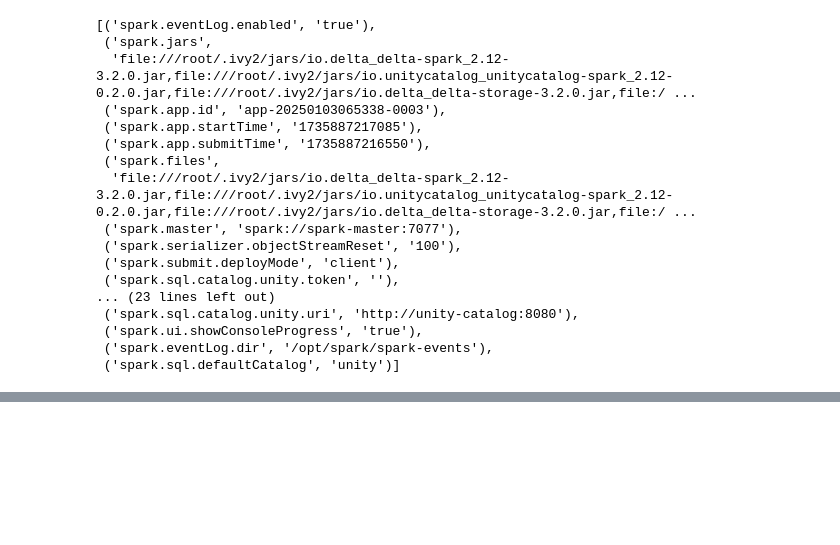
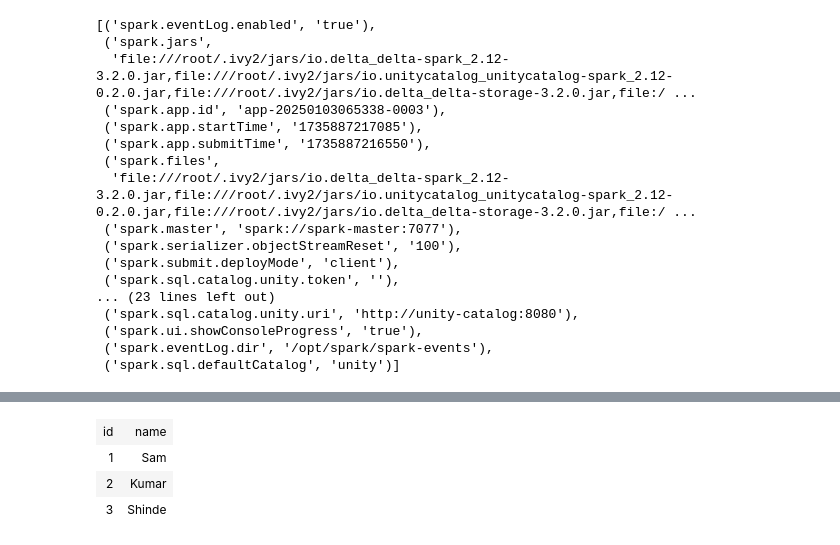
Before and after one commit to jerinsam/integration-spark-catalog-lakehouse, a Jupyter notebook: spark-working-folder/spark_apps/5-delta-hive-metastore-and-minio-config.ipynb, the cells around one changed output, grey strips where cells are left out. Saved outputs shown, nothing was run; the diff lists cells and outputs as text; code cells hidden in the pictures; blank space fills up the shorter version.

```diff
--- a/spark-working-folder/spark_apps/5-delta-hive-metastore-and-minio-config.ipynb
+++ b/spark-working-folder/spark_apps/5-delta-hive-metastore-and-minio-config.ipynb
@@ -109,4 +154,5 @@ SHOW TABLES IN unity.default;
 # %%
 %%sparksql
-USE unity.default
+
+select * from default.test_table_by_sparksql;
 # %% [output]
@@ -114,2 +159,6 @@ USE unity.default
+| id | name |
+| 1 | Sam |
+| 2 | Kumar |
+| 3 | Shinde |
 # %%
 %%sparksql
```
Also changed, not shown: parts of 22 cells of this notebook, 36 other files.
